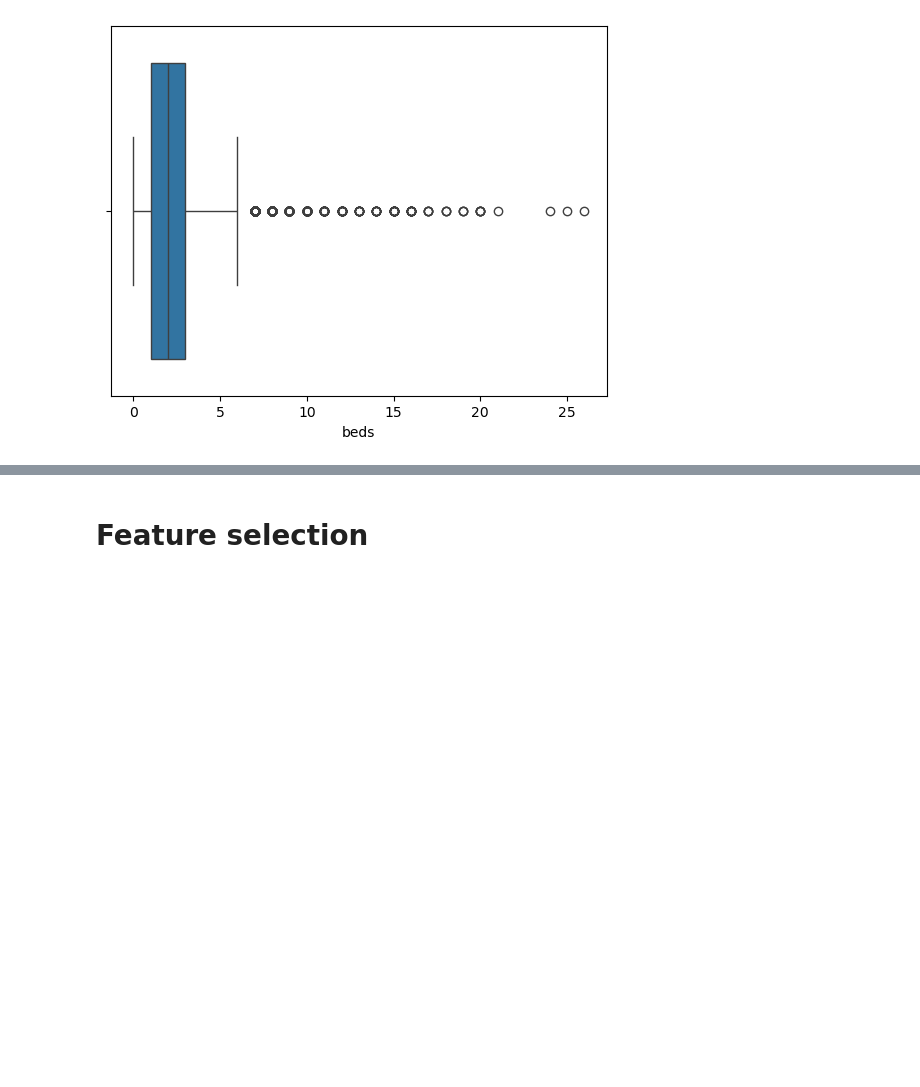
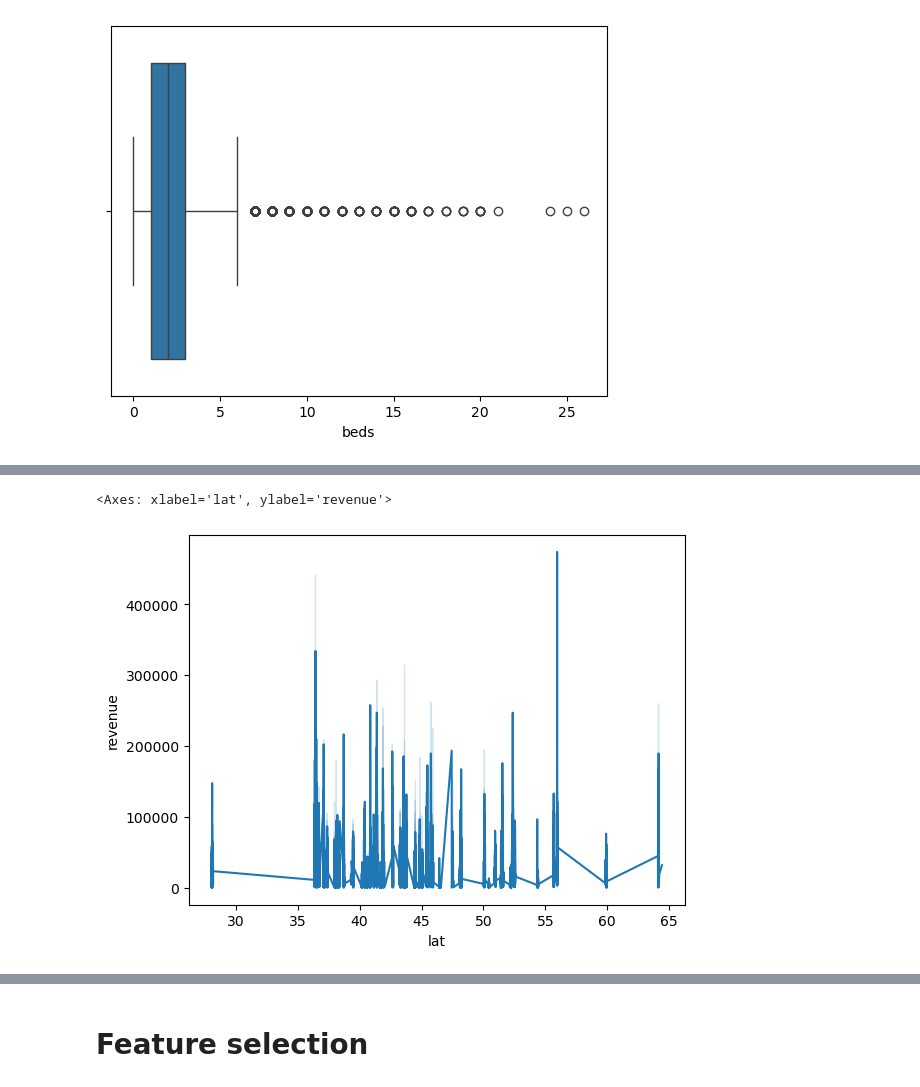
Before and after one commit to cbjonesea/ML-assignment, a Jupyter notebook: MLAssignment.ipynb, the cells around one changed output, grey strips where cells are left out. Drawn from its saved outputs; the diff is of its cells as text; code cells hidden in the pictures; blank space fills up the shorter version.

```diff
--- a/MLAssignment.ipynb
+++ b/MLAssignment.ipynb
@@ -415,0 +417,5 @@ sns.boxplot(data=rooms_test, x='beds')
+# %%
+sns.lineplot(x=rooms_test['lat'], y=rooms_test['revenue'])
+# %% [output]
+<Axes: xlabel='lat', ylabel='revenue'>
+[figure, added]
```
Also changed, not shown: parts of 59 cells of this notebook, 1 other file.
